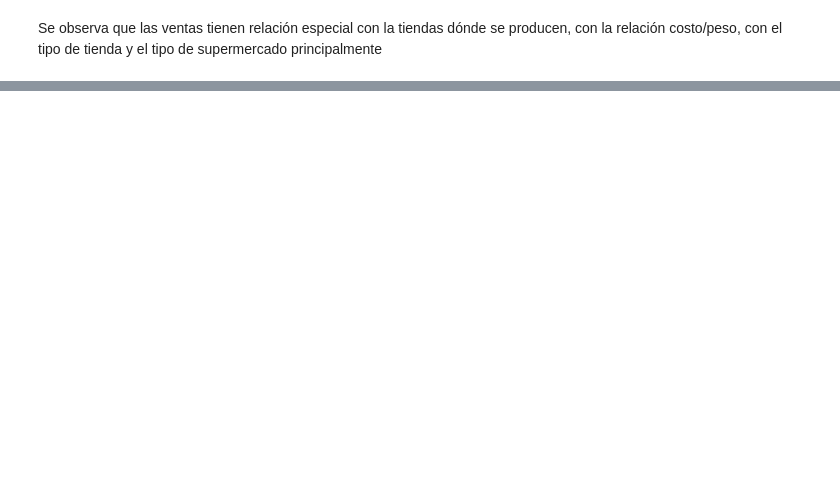
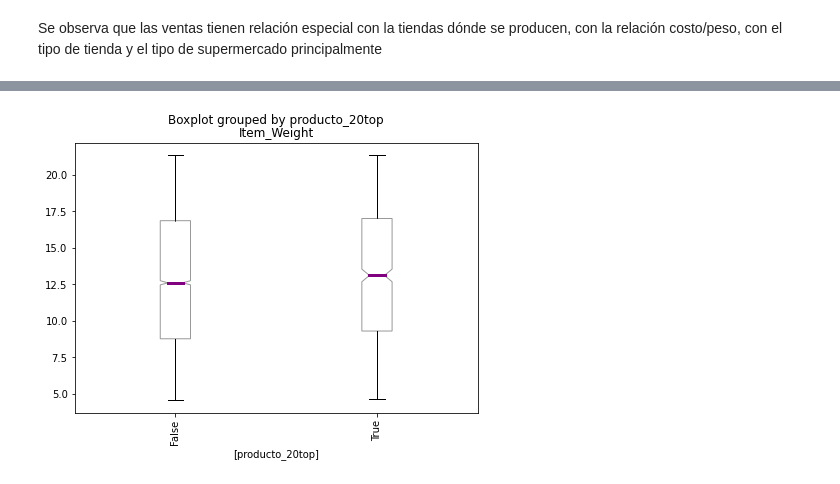
Before and after one commit to smaciasg/Ejercicios_DataScience_Coding_Dojo, a Jupyter notebook: Predicciones_de_ventas_alimenticias.ipynb, the cells around one changed output, grey strips where cells are left out. Drawn from its saved outputs; the diff is of its cells as text; code cells hidden in the pictures; blank space fills up the shorter version.

```diff
--- a/Predicciones_de_ventas_alimenticias.ipynb
+++ b/Predicciones_de_ventas_alimenticias.ipynb
@@ -597,0 +859,19 @@ Se observa que las ventas tienen relación especial con la tiendas dónde se pro
+# %%
+#Validemos el peso del ítem, para ver si los ítems más vendidos pueden tener un bajo peso en comparación con los que son menos vendidos
+data_predicciones.boxplot(column= 'Item_Weight',
+                          by=['producto_20top'],
+                          figsize = (7,5),
+                          notch=True,
+                          grid=False,
+                          patch_artist=True,
+                          medianprops = dict(linestyle='-', linewidth=3, color='Purple'),
+                          boxprops = dict(linestyle='-', linewidth=1, color='Black', facecolor='White',alpha = .4),
+                          color=dict( whiskers='k', caps='k'))
+plt.xticks(rotation=90)
+plt.show()
+
+#Analizando el comportamiento respecto al peso, se observa que los componentes más vendidos son por lo general algo más pesados que los
+# menos vendidos, las muescas se solapan muy poco.
+# A pesar de ello los bigotes tienen el mismo rango y no se observan puntos atípicos.
+# %% [output]
+[figure, added]
```
Also changed, not shown: parts of 44 cells of this notebook.
